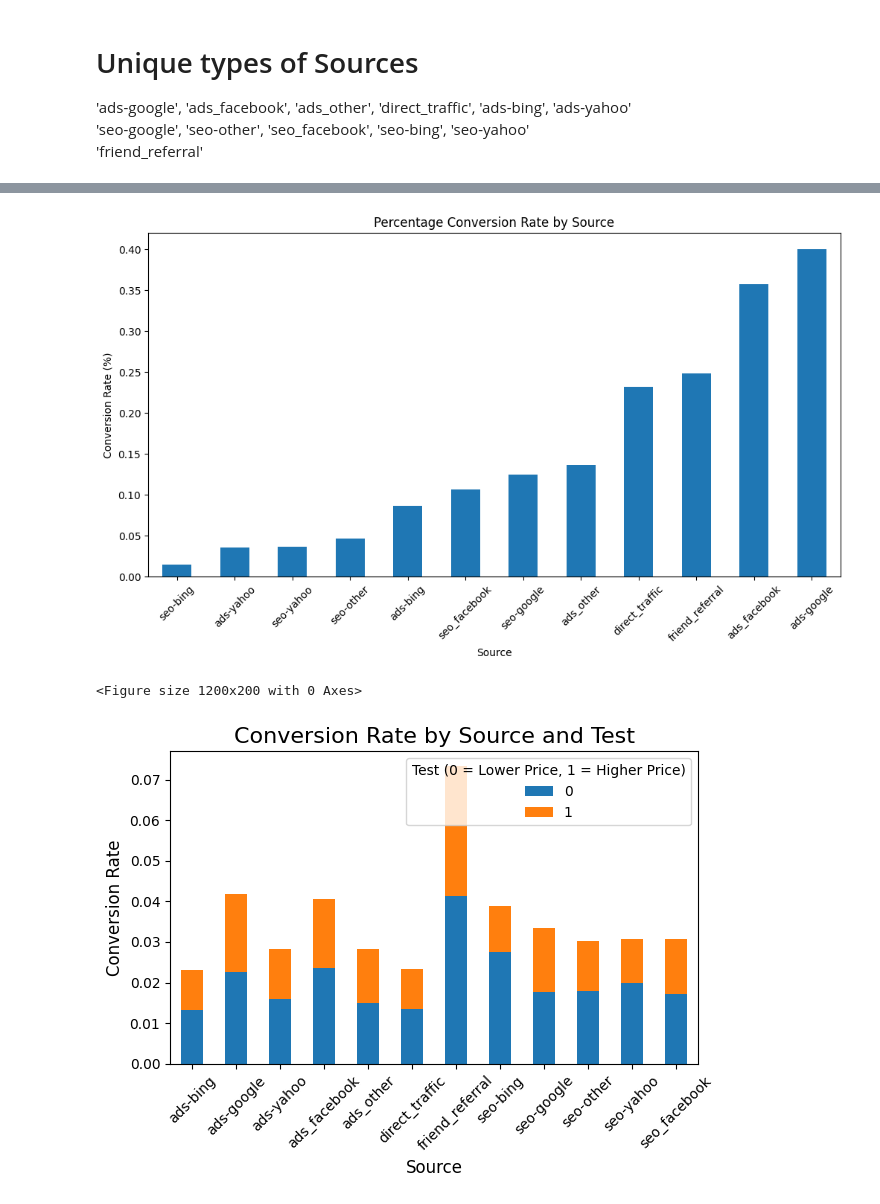
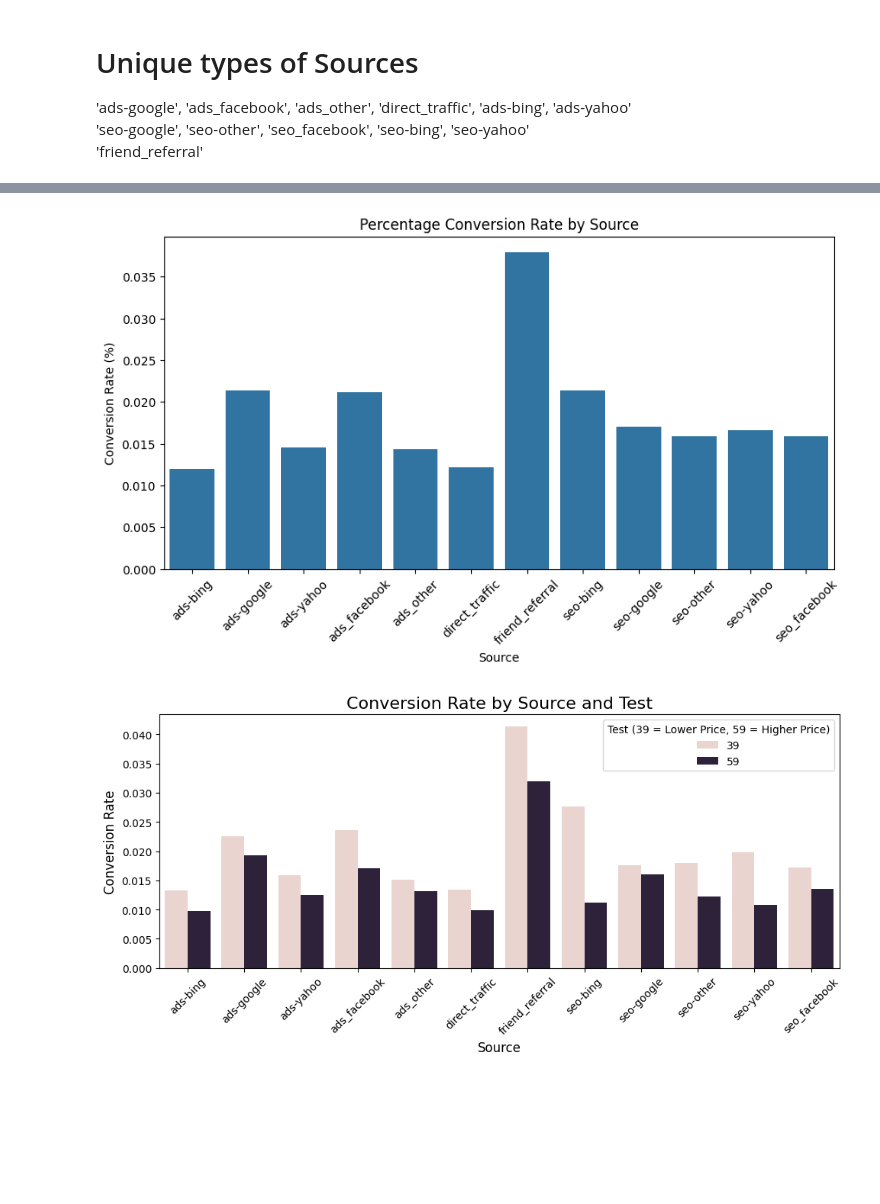
Before and after one commit to D123aniel/DATA110, a Jupyter notebook: project.ipynb, the cells around one changed output, grey strips where cells are left out. Drawn from its saved outputs; the diff is of its cells as text; code cells hidden in the pictures; blank space fills up the shorter version.

```diff
--- a/project.ipynb
+++ b/project.ipynb
@@ -18,33 +31,31 @@ combined = user_table.merge(test_results, on = 'user_id')
 # %%
-combined = combined.dropna()
-
 # Calculate the conversion rate for each source
-conversion_rate = combined.groupby('source')['converted'].sum()/len(combined) * 100
+conversion_rate = combined.groupby('source')['converted'].mean().reset_index()
 
 # Plot the conversion rate
-plt.figure(figsize=(12, 6))
-conversion_rate.sort_values().plot(kind='bar')
+plt.figure(figsize=(10,5))
+sns.barplot(data = conversion_rate, x='source', y='converted')
 plt.title('Percentage Conversion Rate by Source')
 plt.xlabel('Source')
 plt.ylabel('Conversion Rate (%)')
 plt.xticks(rotation=45)
 plt.show()
 # %% [output]
-[figure, old version]
+[figure, new version]
 # %%
 # combined.to_csv('combined.csv', index = False)
 # %%
-conversion_by_source_test = combined.groupby(['source', 'test'])['converted'].mean().unstack()
+# Conversion Rates, stack bars by Source/Price, by group
+conversion_by_source_test = combined.groupby(['source', 'price'])['converted'].mean().reset_index()
 
-plt.figure(figsize=(12, 6))
-conversion_by_source_test.plot(kind='bar', stacked=True)
+plt.subplots(1, figsize=(10,5))
+sns.barplot(data=conversion_by_source_test, x='source', y='converted', hue='price')
 plt.title('Conversion Rate by Source and Test', fontsize=16)
 plt.ylabel('Conversion Rate', fontsize=12)
 plt.xlabel('Source', fontsize=12)
-plt.legend(title='Test (0 = Lower Price, 1 = Higher Price)', loc='upper right')
+plt.legend(title='Test (39 = Lower Price, 59 = Higher Price)', loc='upper right')
 plt.xticks(rotation=45)
 plt.tight_layout()
 plt.show()
 # %% [output]
-<Figure size 1200x200 with 0 Axes>
-[figure, old version]
+[figure, new version]
```
Also changed, not shown: parts of 3 cells of this notebook.
